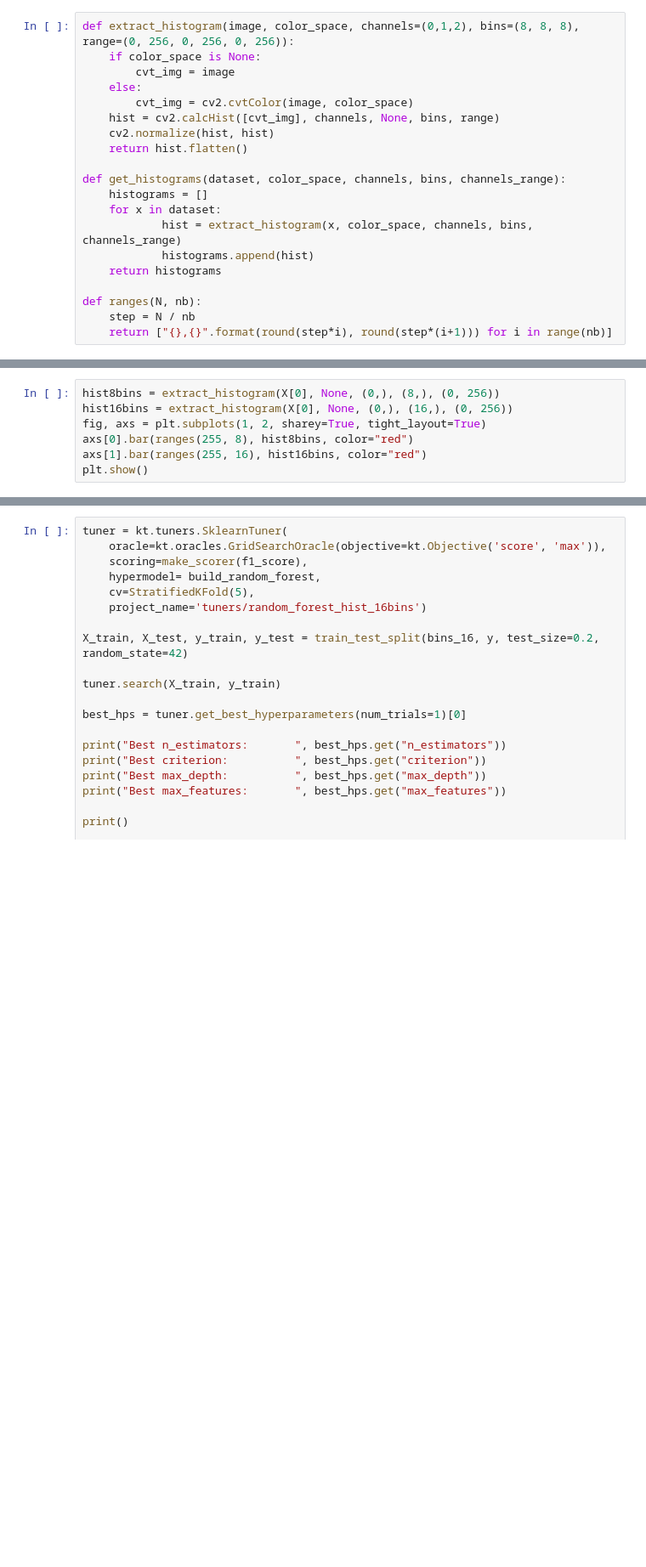
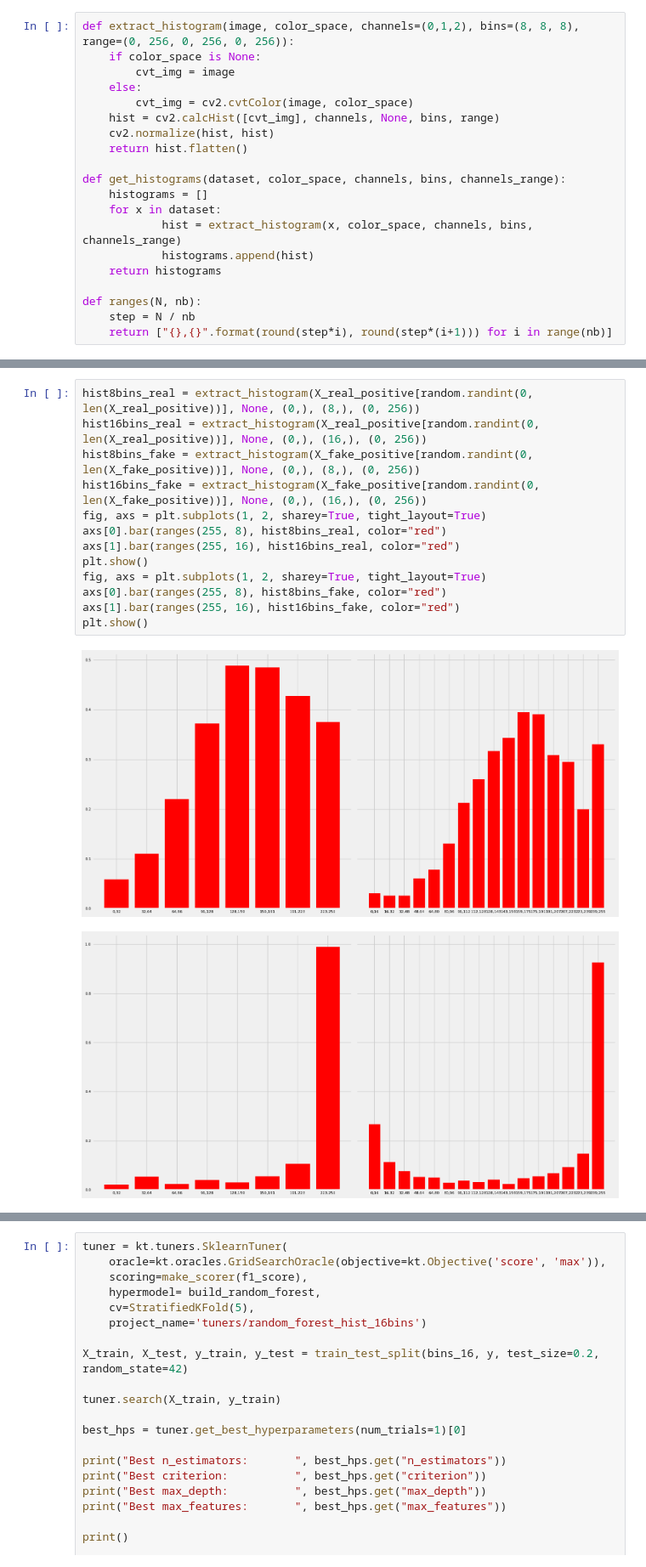
Before and after one commit to mazzucchi-andrea/MedMNIST-Pneumonia, a Jupyter notebook: MedMNIST-Pneumonia.ipynb, the cells around one changed output, grey strips where cells are left out. Shown at 85% size. Drawn from its saved outputs; the diff is of its cells as text; blank space fills up the shorter version.

```diff
--- a/MedMNIST-Pneumonia.ipynb
+++ b/MedMNIST-Pneumonia.ipynb
@@ -114,8 +400,17 @@ plt.show()
 # %%
-hist8bins = extract_histogram(X[0], None, (0,), (8,), (0, 256))
-hist16bins = extract_histogram(X[0], None, (0,), (16,), (0, 256))
+hist8bins_real = extract_histogram(X_real_positive[random.randint(0, len(X_real_positive))], None, (0,), (8,), (0, 256))
+hist16bins_real = extract_histogram(X_real_positive[random.randint(0, len(X_real_positive))], None, (0,), (16,), (0, 256))
+hist8bins_fake = extract_histogram(X_fake_positive[random.randint(0, len(X_fake_positive))], None, (0,), (8,), (0, 256))
+hist16bins_fake = extract_histogram(X_fake_positive[random.randint(0, len(X_fake_positive))], None, (0,), (16,), (0, 256))
 fig, axs = plt.subplots(1, 2, sharey=True, tight_layout=True)
-axs[0].bar(ranges(255, 8), hist8bins, color="red")
-axs[1].bar(ranges(255, 16), hist16bins, color="red")
+axs[0].bar(ranges(255, 8), hist8bins_real, color="red")
+axs[1].bar(ranges(255, 16), hist16bins_real, color="red")
 plt.show()
+fig, axs = plt.subplots(1, 2, sharey=True, tight_layout=True)
+axs[0].bar(ranges(255, 8), hist8bins_fake, color="red")
+axs[1].bar(ranges(255, 16), hist16bins_fake, color="red")
+plt.show()
+# %% [output]
+[figure, added]
+[figure, added]
 # %%
```
Also changed, not shown: parts of 21 cells of this notebook, 5 other files.
